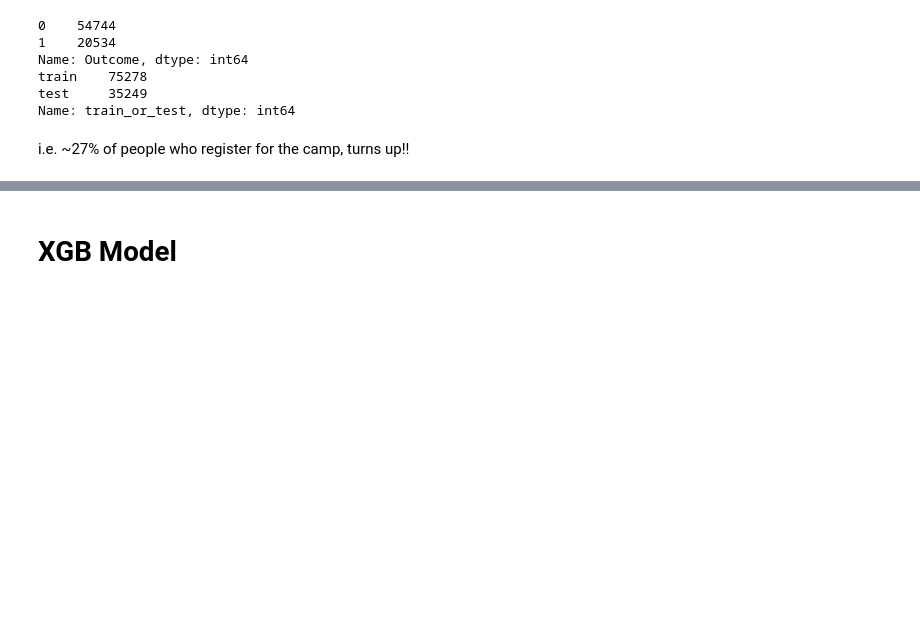
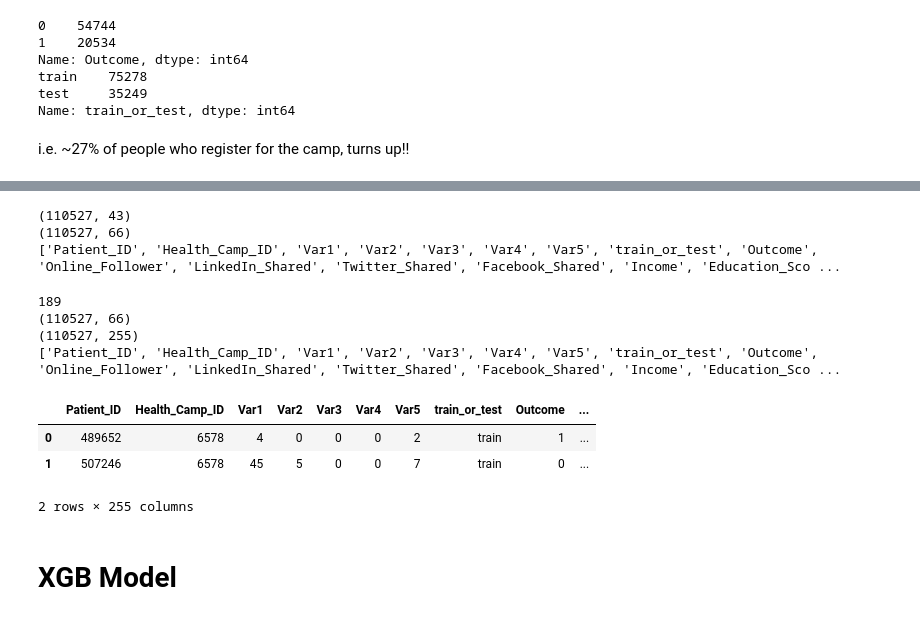
Before and after one commit to AwasthiMaddy/DataScience, a Jupyter notebook: AV/Knocktober/code/Benchmark.ipynb, the cells around one changed output, grey strips where cells are left out. Cells and saved outputs as stored; diff of their text form; code cells hidden in the pictures; blank space fills up the shorter version.

```diff
--- a/AV/Knocktober/code/Benchmark.ipynb
+++ b/AV/Knocktober/code/Benchmark.ipynb
@@ -210,0 +326,6 @@ i.e. ~27% of people who register for the camp, turns up!!
+# %%
+# OHE of Category1, Category2, Category3
+print combined_df.shape
+combined_df = pd.get_dummies(combined_df, columns=['Category1','Category2','Category3'])
+print combined_df.shape
+print combined_df.columns.tolist()
@@ -211,3 +357,39 @@ i.e. ~27% of people who register for the camp, turns up!!
+# %%
+# OHE of City_Type, Employer_Category
+print combined_df.shape
+combined_df = pd.get_dummies(combined_df, columns=['City_Type','Employer_Category'], dummy_na=True)
+print combined_df.shape
+print combined_df.columns.tolist()
+# %% [output]
+(110527, 43)
+(110527, 66)
+['Patient_ID', 'Health_Camp_ID', 'Var1', 'Var2', 'Var3', 'Var4', 'Var5', 'train_or_test', 'Outcome', 'Online_Follower', 'LinkedIn_Shared', 'Twitter_Shared', 'Facebook_Shared', 'Income', 'Education_Sco ...
+# %%
+# OHE of 'Reg_Day', 'Reg_Month', 'Reg_Year', 'Camp_Start_Day', 'Camp_Start_Month', 'Camp_Start_Year',
+# 'Camp_End_Day', 'Camp_End_Month', 'Camp_End_Year', 'First_Interaction_Day', 'First_Interaction_Month', 'First_Interaction_Year'
+col_list = ['Reg_Day','Reg_Month','Reg_Year','Camp_Start_Day','Camp_Start_Month','Camp_Start_Year','Camp_End_Day','Camp_End_Month','Camp_End_Year','First_Interaction_Day','First_Interaction_Month','First_Interaction_Year']
+no_of_new_cols = 0
+for col in col_list:
+    no_of_new_cols += len(combined_df[col].unique())
+print no_of_new_cols
+print combined_df.shape
+combined_df = pd.get_dummies(combined_df, columns=col_list, dummy_na=True)
+print combined_df.shape
+print combined_df.columns.tolist()
+# %% [output]
+189
+(110527, 66)
+(110527, 255)
+['Patient_ID', 'Health_Camp_ID', 'Var1', 'Var2', 'Var3', 'Var4', 'Var5', 'train_or_test', 'Outcome', 'Online_Follower', 'LinkedIn_Shared', 'Twitter_Shared', 'Facebook_Shared', 'Income', 'Education_Sco ...
+# %%
+combined_df.fillna(-999,inplace=True)
+combined_df.replace('None',-999,inplace=True)
+combined_df.head(2)
+# %% [output]
+|  | Patient_ID | Health_Camp_ID | Var1 | Var2 | Var3 | Var4 | Var5 | train_or_test | Outcome | ... |
+| 0 | 489652 | 6578 | 4 | 0 | 0 | 0 | 2 | train | 1 | ... |
+| 1 | 507246 | 6578 | 45 | 5 | 0 | 0 | 7 | train | 0 | ... |
+2 rows × 255 columns
 # %% [markdown]
 # XGB Model
 # %%
```
Also changed, not shown: parts of 68 cells of this notebook.
